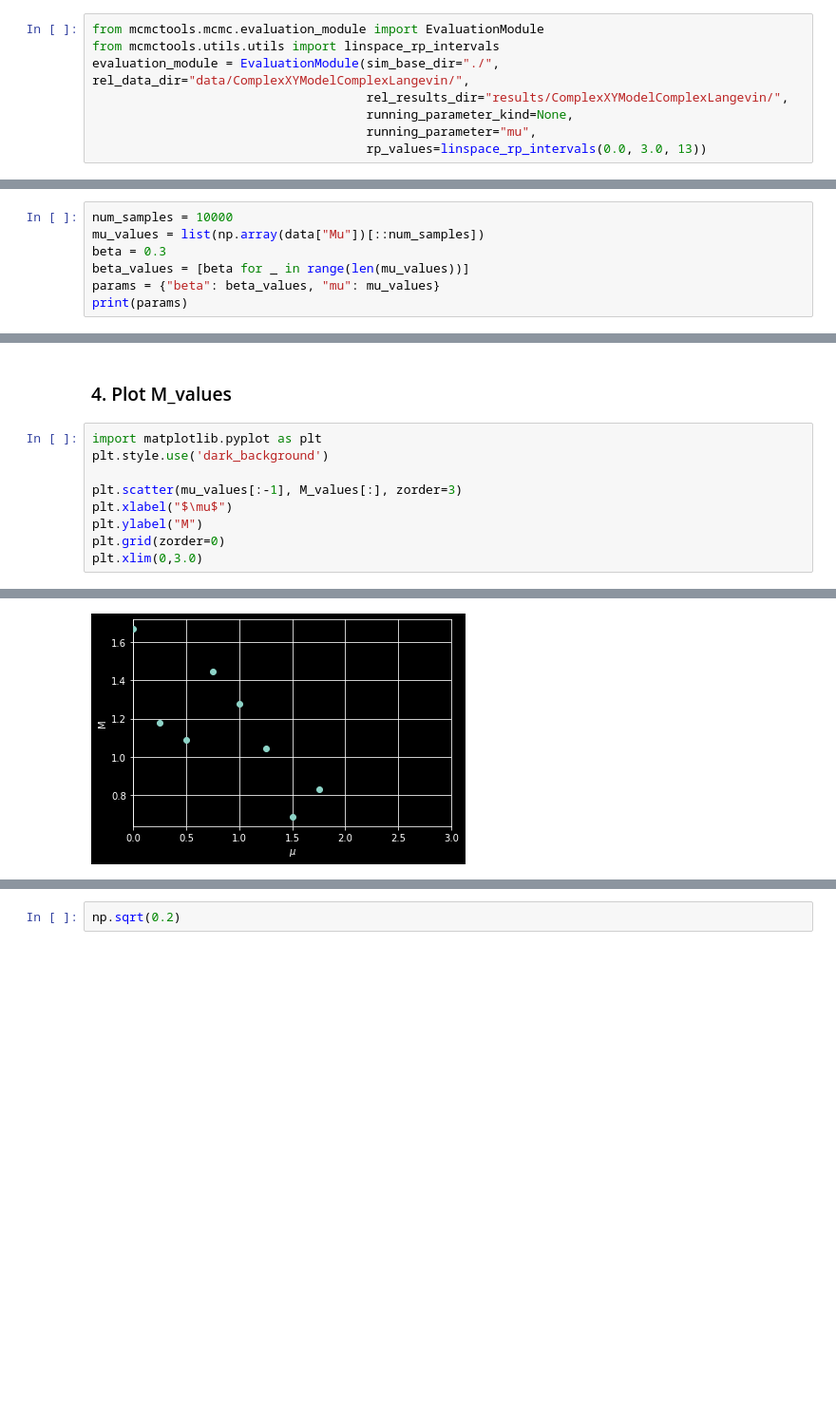
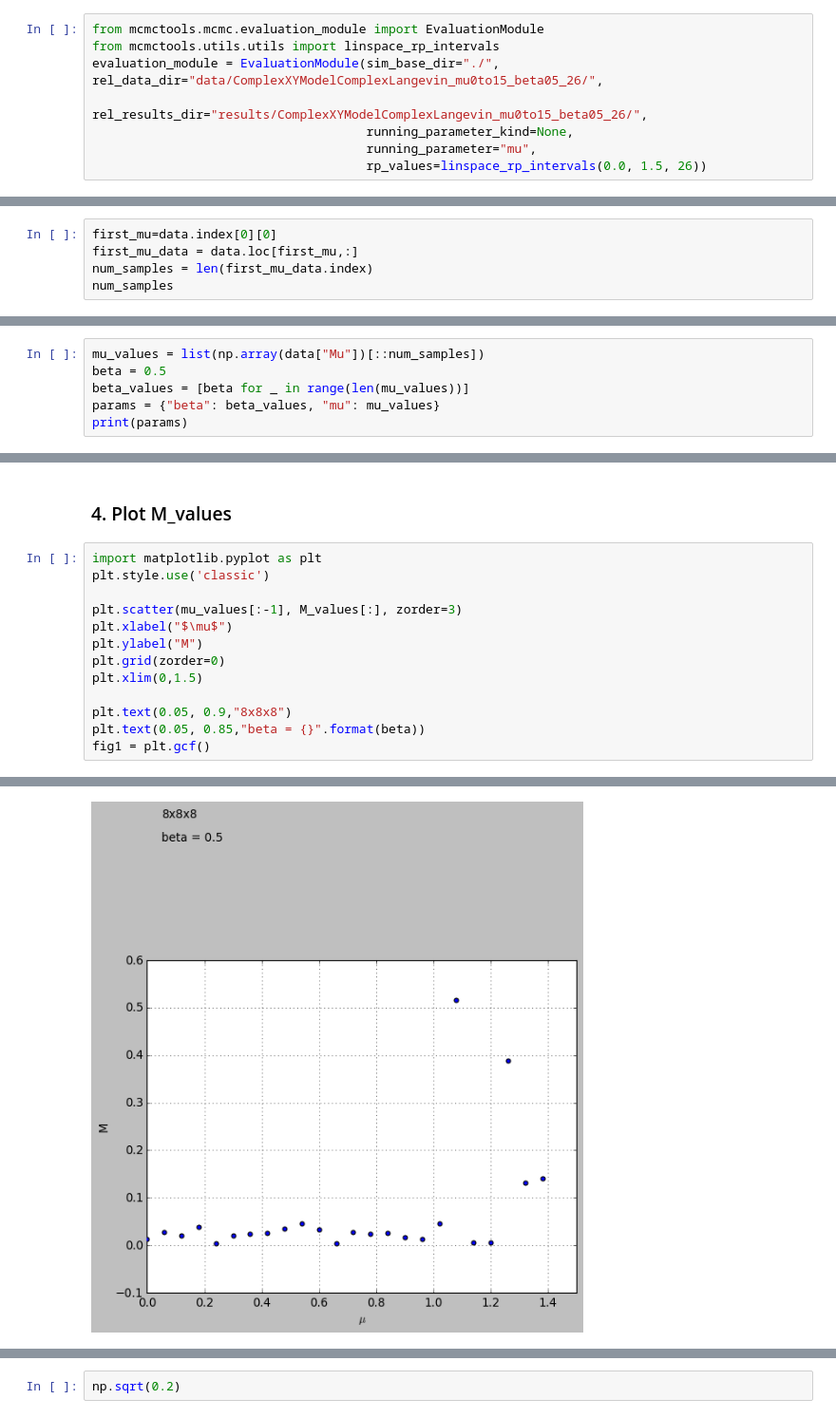
Before and after one commit to statphysandml/LatticeModelImplementations, a Jupyter notebook: jupyter_notebooks/ReweightingComplexXY.ipynb, the cells around one changed output, grey strips where cells are left out. Shown at 95% size. Saved outputs shown, nothing was run; the diff lists cells and outputs as text; blank space fills up the shorter version.

```diff
--- a/jupyter_notebooks/ReweightingComplexXY.ipynb
+++ b/jupyter_notebooks/ReweightingComplexXY.ipynb
@@ -246,11 +246,11 @@ sys.path.append("./python_scripts")
 # %%
 from mcmctools.mcmc.evaluation_module import EvaluationModule
 from mcmctools.utils.utils import linspace_rp_intervals
-evaluation_module = EvaluationModule(sim_base_dir="./", rel_data_dir="data/ComplexXYModelComplexLangevin/",
-                                     rel_results_dir="results/ComplexXYModelComplexLangevin/",
+evaluation_module = EvaluationModule(sim_base_dir="./", rel_data_dir="data/ComplexXYModelComplexLangevin_mu0to15_beta05_26/",
+                                     rel_results_dir="results/ComplexXYModelComplexLangevin_mu0to15_beta05_26/",
                                      running_parameter_kind=None,
                                      running_parameter="mu",
-                                     rp_values=linspace_rp_intervals(0.0, 3.0, 13))
+                                     rp_values=linspace_rp_intervals(0.0, 1.5, 26))
 # %%
 expectation_values = evaluation_module.load_expectation_values()
 expectation_values
@@ -298,0 +296,5 @@ array([0.  , 0.25, 0.5 , 0.75, 1.  , 1.25, 1.5 , 1.75, 2.  , 2.25, 2.5 ,
+# %%
+first_mu=data.index[0][0]
+first_mu_data = data.loc[first_mu,:]
+num_samples = len(first_mu_data.index)
+num_samples
@@ -299,9 +303,8 @@ array([0.  , 0.25, 0.5 , 0.75, 1.  , 1.25, 1.5 , 1.75, 2.  , 2.25, 2.5 ,
 # %% [markdown]
 ### 2. Create params object, set other variables, and get data_sets list
 # %%
-num_samples = 10000
 mu_values = list(np.array(data["Mu"])[::num_samples])
-beta = 0.3
+beta = 0.5
 beta_values = [beta for _ in range(len(mu_values))]
 params = {"beta": beta_values, "mu": mu_values}
 print(params)
@@ -353,11 +366,15 @@ difference: [ 0.11244235  0.45879417  0.14485109  0.00145163  0.17280627 -0.4433
 ### 4. Plot M_values
 # %%
 import matplotlib.pyplot as plt
-plt.style.use('dark_background')
+plt.style.use('classic')
 
 plt.scatter(mu_values[:-1], M_values[:], zorder=3)
 plt.xlabel("$\mu$")
 plt.ylabel("M")
 plt.grid(zorder=0)
-plt.xlim(0,3.0)
+plt.xlim(0,1.5)
+
+plt.text(0.05, 0.9,"8x8x8")
+plt.text(0.05, 0.85,"beta = {}".format(beta))
+fig1 = plt.gcf()
 # %% [output]
@@ -365,2 +381,2 @@ plt.xlim(0,3.0)
-[figure, old version]
+[figure, new version]
 # %%
```
Also changed, not shown: parts of 10 cells of this notebook, 6 other files.
